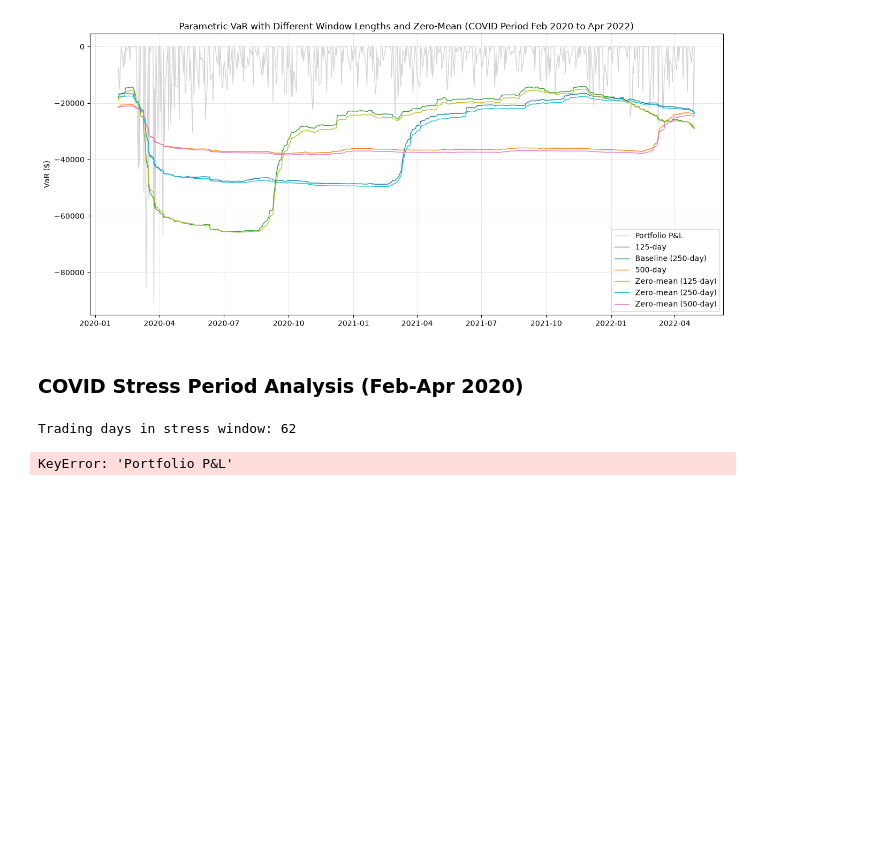
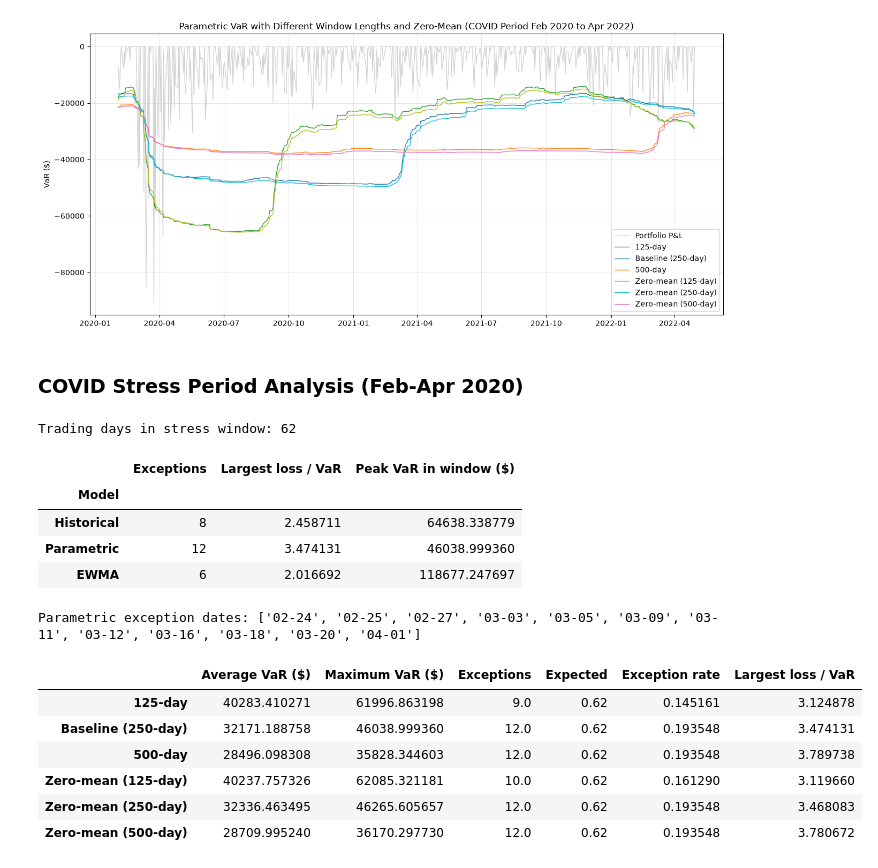
Before and after one commit to sohamjoshi1998/fim500-var-models, a Jupyter notebook: notebooks/07_model_validation/Parametric_Sensitivity_Stress_Cassie.ipynb, the cells around one changed output. Cells and saved outputs as stored; diff of their text form; code cells hidden in the pictures; blank space fills up the shorter version.

```diff
--- a/notebooks/07_model_validation/Parametric_Sensitivity_Stress_Cassie.ipynb
+++ b/notebooks/07_model_validation/Parametric_Sensitivity_Stress_Cassie.ipynb
@@ -145,24 +145,42 @@ plt.show()
 # %%
 ## Load combined model output data
 c = pd.read_csv(COMB, parse_dates=['Date'])
 stress = c[(c.Date>='2020-02-01')&(c.Date<='2020-04-30')].copy()
 print('Trading days in stress window:', len(stress))
 
 ## Compare VaR models in the stress window
 rows = []
 for col in ['Historical_VaR','Parametric_VaR','EWMA_VaR']:
-    ex = stress["Portfolio P&L"] < -stress[col]; m = (-stress["Portfolio P&L"]/stress[col])[ex]
+    ex = stress['Portfolio_PnL'] < -stress[col]; m = (-stress['Portfolio_PnL']/stress[col])[ex]
     rows.append({'Model': col.replace('_VaR',''), 'Exceptions': int(ex.sum()), 'Largest loss / VaR': m.max(), 'Peak VaR in window ($)': stress[col].max()})
 display(pd.DataFrame(rows).set_index('Model'))
-print('Parametric exception dates:', [d.strftime('%m-%d') for d in stress.Date[stress["Portfolio P&L"] < -stress.Parametric_VaR]])
+print('Parametric exception dates:', [d.strftime('%m-%d') for d in stress.Date[stress['Portfolio_PnL'] < -stress.Parametric_VaR]])
 
 ## Compare parametric VaR with different parameters in the stress window
 covid = sensitivity[(sensitivity.Date>='2020-02-01')&(sensitivity.Date<='2020-04-30')]
-for k in ['125-day', 'Baseline (250-day)', '500-day', 'Zero-mean (125-day)', 'Zero-mean (250-day)', 'Zero-mean (500-day)']:
-    ex = covid["Portfolio P&L"] < -covid[k]; print(f"{k:20s} stress-window exceptions: {int(ex.sum())}, largest loss/VaR {(-covid["Portfolio P&L"]/covid[k])[ex].max():.2f}")
+rows = {}
+for k in tests:
+    ex = (covid['Portfolio P&L'] < -covid[k]).astype(int)
+    n, x = len(covid), int(ex.sum())
+    rows[k] = {'Average VaR ($)': covid[k].mean(), 'Maximum VaR ($)': covid[k].max(), 'Exceptions': x, 'Expected': n*P,
+               'Exception rate': x/n, 'Largest loss / VaR': (-covid["Portfolio P&L"]/covid[k])[ex==1].max()}
+sens = pd.DataFrame(rows).T
+display(sens)
 # %% [output]
 Trading days in stress window: 62
+|  | Exceptions | Largest loss / VaR | Peak VaR in window ($) |
+| Model |  |  |  |
+| Historical | 8 | 2.458711 | 64638.338779 |
+| Parametric | 12 | 3.474131 | 46038.999360 |
+| EWMA | 6 | 2.016692 | 118677.247697 |
-KeyError: 'Portfolio P&L'
+Parametric exception dates: ['02-24', '02-25', '02-27', '03-03', '03-05', '03-09', '03-11', '03-12', '03-16', '03-18', '03-20', '04-01']
+|  | Average VaR ($) | Maximum VaR ($) | Exceptions | Expected | Exception rate | Largest loss / VaR |
+| 125-day | 40283.410271 | 61996.863198 | 9.0 | 0.62 | 0.145161 | 3.124878 |
+| Baseline (250-day) | 32171.188758 | 46038.999360 | 12.0 | 0.62 | 0.193548 | 3.474131 |
+| 500-day | 28496.098308 | 35828.344603 | 12.0 | 0.62 | 0.193548 | 3.789738 |
+| Zero-mean (125-day) | 40237.757326 | 62085.321181 | 10.0 | 0.62 | 0.161290 | 3.119660 |
+| Zero-mean (250-day) | 32336.463495 | 46265.605657 | 12.0 | 0.62 | 0.193548 | 3.468083 |
+| Zero-mean (500-day) | 28709.995240 | 36170.297730 | 12.0 | 0.62 | 0.193548 | 3.780672 |
 # %%
 ## Benchmark parametric VaR vs P&L during COVID period
 fig, ax = plt.subplots(figsize=(13,6))
```
Also changed, not shown: parts of 1 cell of this notebook, 1 other file.
